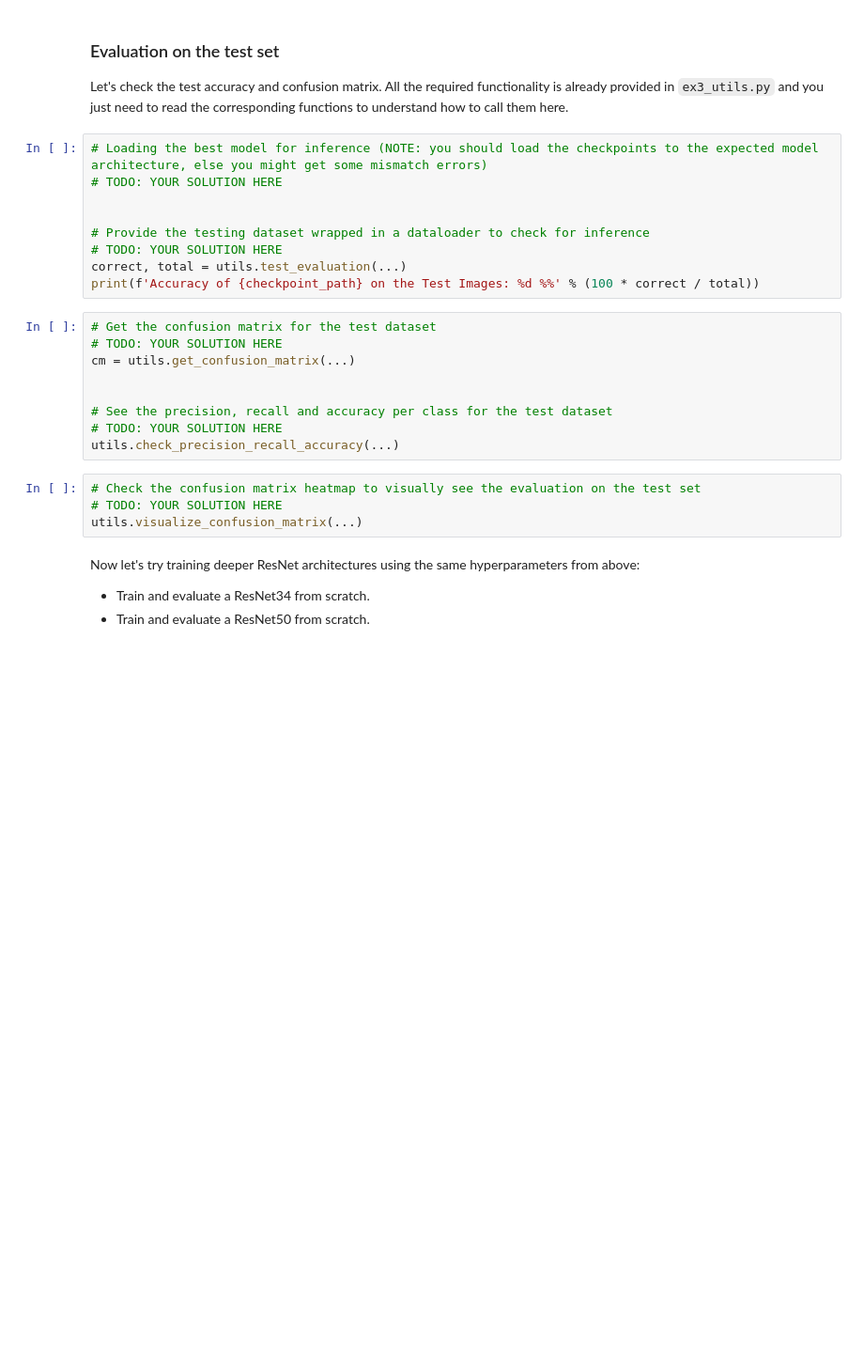
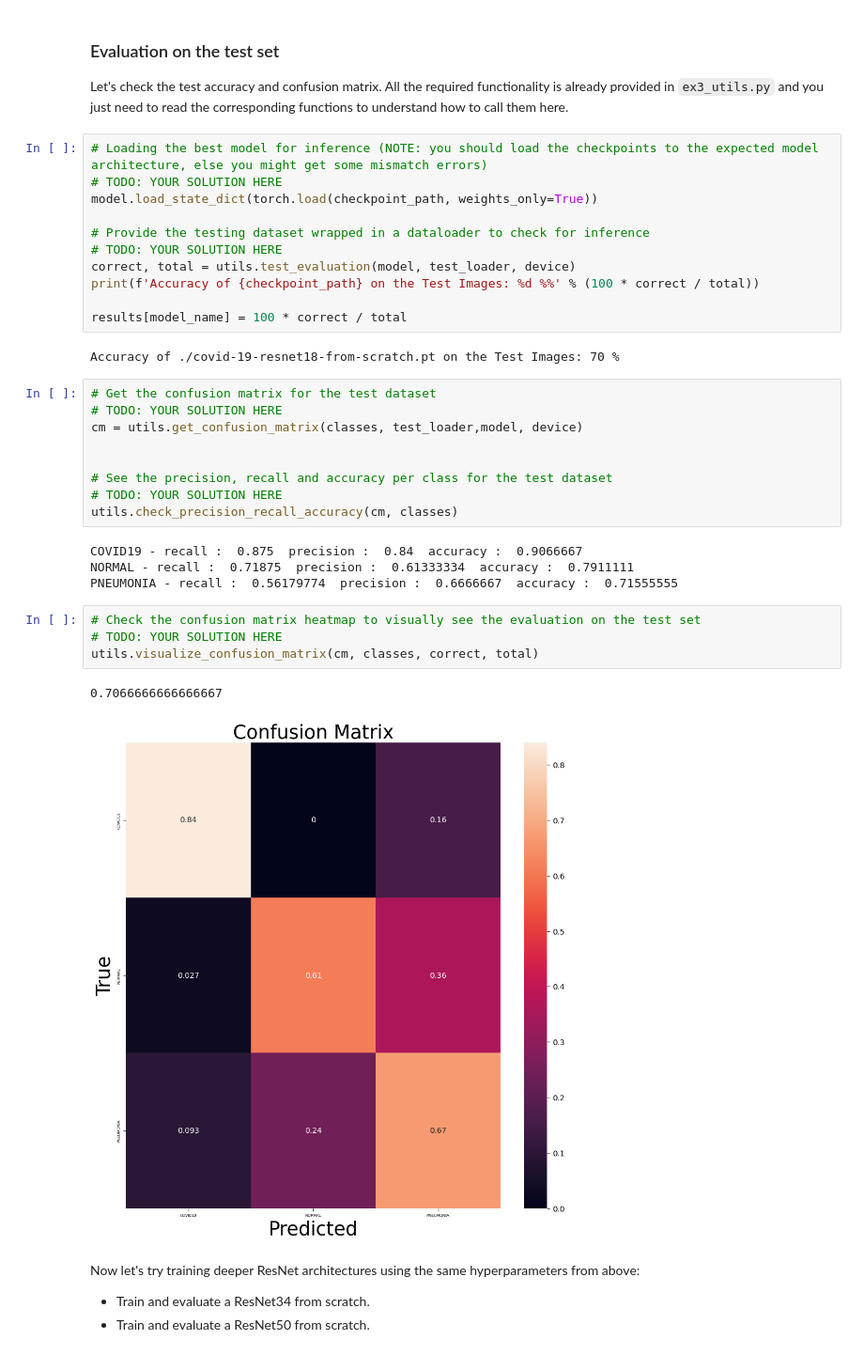
Before and after one commit to lhahner/deep-learning-computer-vision-exercises-wise-25, a Jupyter notebook: Ex3_2025.ipynb, the cells around one changed output. Shown at 94% size. Drawn from its saved outputs; the diff is of its cells as text; blank space fills up the shorter version.

Commit message:
fixes some bugs and adds soltuions until ImageNet topic

```diff
--- a/Ex3_2025.ipynb
+++ b/Ex3_2025.ipynb
@@ -434,25 +428,36 @@ Let's check the test accuracy and confusion matrix. All the required functionali
 # %%
 # Loading the best model for inference (NOTE: you should load the checkpoints to the expected model architecture, else you might get some mismatch errors)
 # TODO: YOUR SOLUTION HERE
-
+model.load_state_dict(torch.load(checkpoint_path, weights_only=True))
 
 # Provide the testing dataset wrapped in a dataloader to check for inference
 # TODO: YOUR SOLUTION HERE
-correct, total = utils.test_evaluation(...)
+correct, total = utils.test_evaluation(model, test_loader, device)
 print(f'Accuracy of {checkpoint_path} on the Test Images: %d %%' % (100 * correct / total))
+
+results[model_name] = 100 * correct / total
+# %% [output]
+Accuracy of ./covid-19-resnet18-from-scratch.pt on the Test Images: 70 %
 # %%
 # Get the confusion matrix for the test dataset
 # TODO: YOUR SOLUTION HERE
-cm = utils.get_confusion_matrix(...)
+cm = utils.get_confusion_matrix(classes, test_loader,model, device)
 
 
 # See the precision, recall and accuracy per class for the test dataset
 # TODO: YOUR SOLUTION HERE
-utils.check_precision_recall_accuracy(...)
+utils.check_precision_recall_accuracy(cm, classes)
+# %% [output]
+COVID19 - recall :  0.875  precision :  0.84  accuracy :  0.9066667
+NORMAL - recall :  0.71875  precision :  0.61333334  accuracy :  0.7911111
+PNEUMONIA - recall :  0.56179774  precision :  0.6666667  accuracy :  0.71555555
 # %%
 # Check the confusion matrix heatmap to visually see the evaluation on the test set
 # TODO: YOUR SOLUTION HERE
-utils.visualize_confusion_matrix(...)
+utils.visualize_confusion_matrix(cm, classes, correct, total)
+# %% [output]
+0.7066666666666667
+[figure, added]
 # %% [markdown]
 Now let's try training deeper ResNet architectures using the same hyperparameters from above:
 - Train and evaluate a ResNet34 from scratch.
```
Also changed, not shown: parts of 17 cells of this notebook, 1 other file.
